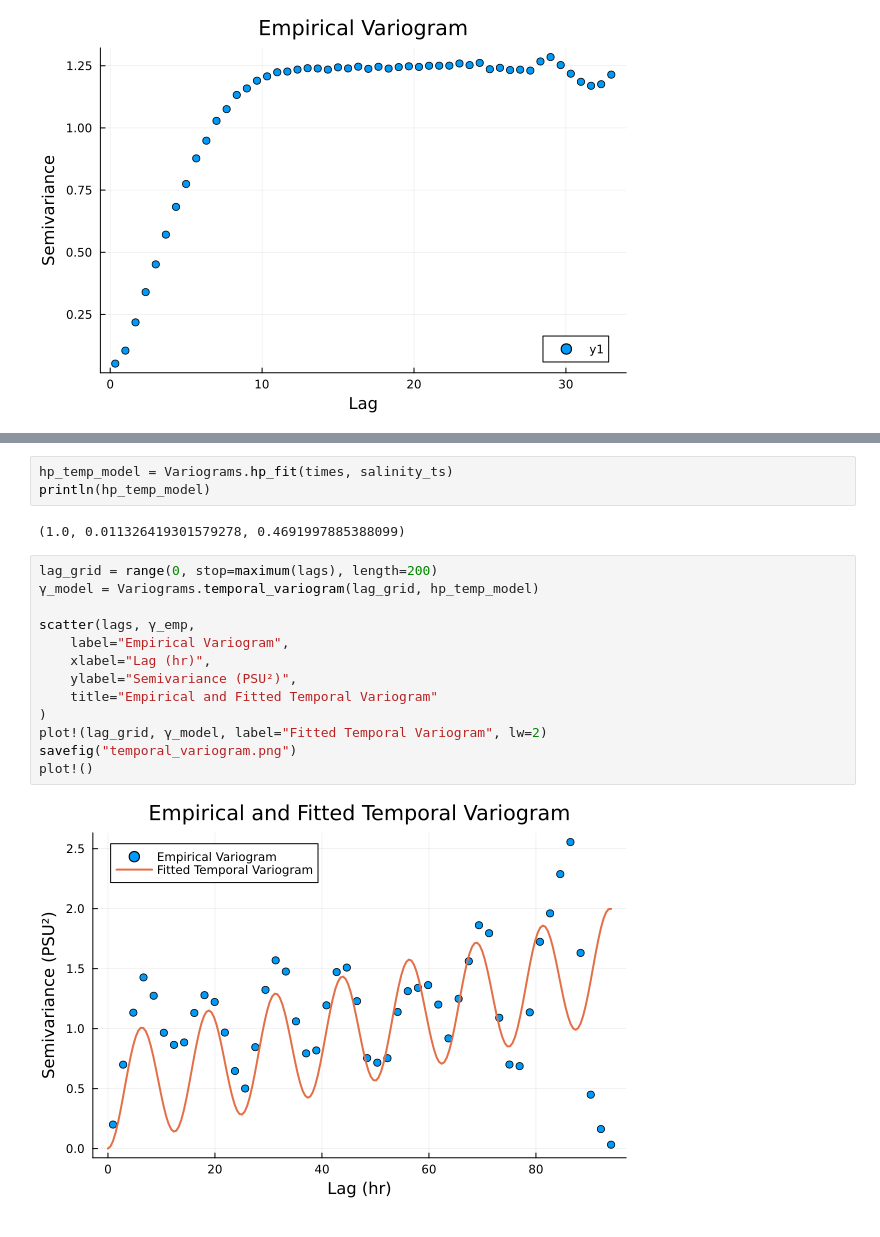
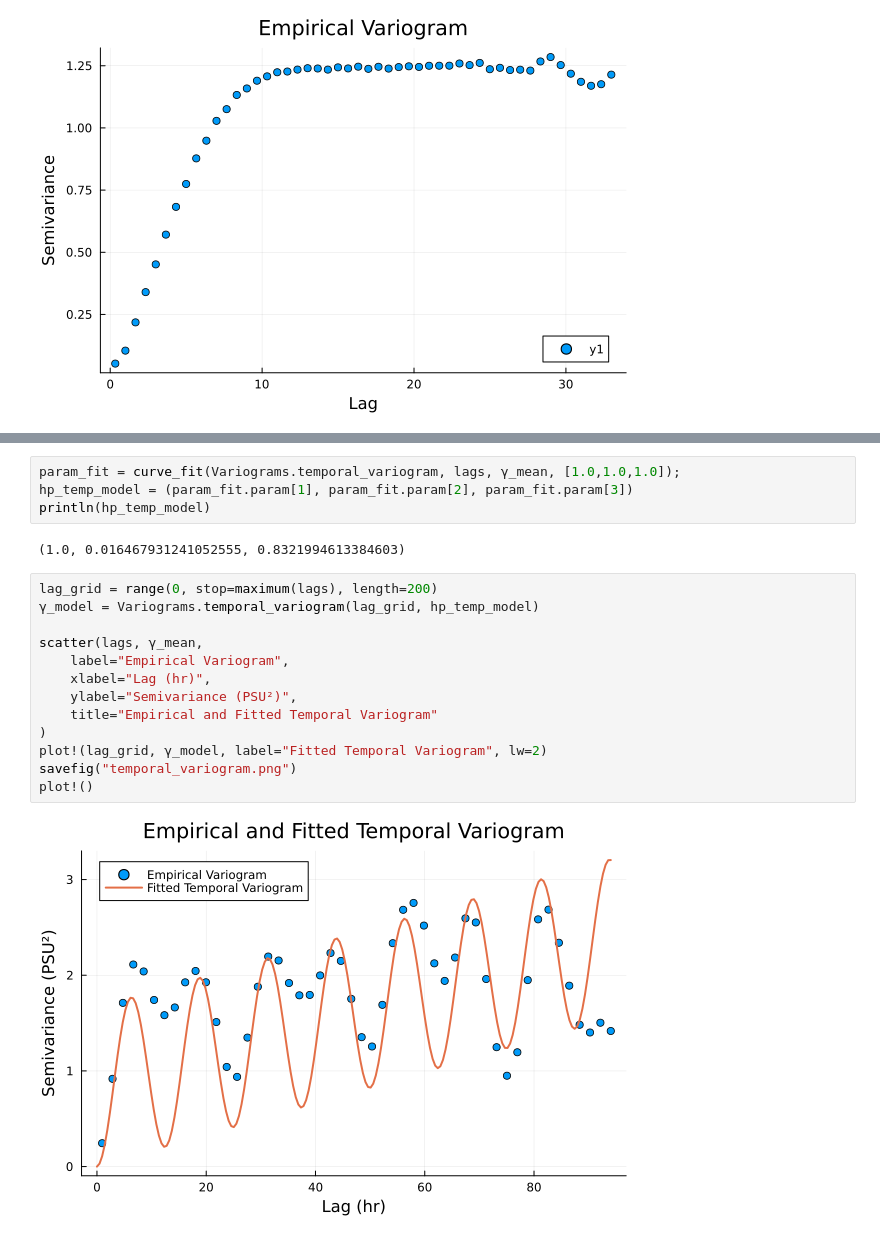
Before and after one commit to kmgovind/scientific-data-models, a Jupyter notebook: chesapeake_bay_salinity/cb_length_scales.ipynb, the cells around one changed output, grey strips where cells are left out. Drawn from its saved outputs; the diff is of its cells as text.

Commit message:
Edited spatial variogram fit and included all locations in temporal variogram

```diff
--- a/chesapeake_bay_salinity/cb_length_scales.ipynb
+++ b/chesapeake_bay_salinity/cb_length_scales.ipynb
@@ -231,20 +267,21 @@ scatter(lags, γ_emp, xlabel="Lag", ylabel="Semivariance", title="Empirical Vari
 # %%
-hp_temp_model = Variograms.hp_fit(times, salinity_ts)
+param_fit = curve_fit(Variograms.temporal_variogram, lags, γ_mean, [1.0,1.0,1.0]);
+hp_temp_model = (param_fit.param[1], param_fit.param[2], param_fit.param[3])
 println(hp_temp_model)
 # %% [output]
-(1.0, 0.011326419301579278, 0.4691997885388099)
+(1.0, 0.016467931241052555, 0.8321994613384603)
 # %%
 lag_grid = range(0, stop=maximum(lags), length=200)
 γ_model = Variograms.temporal_variogram(lag_grid, hp_temp_model)
 
-scatter(lags, γ_emp,
+scatter(lags, γ_mean,
     label="Empirical Variogram",
     xlabel="Lag (hr)",
     ylabel="Semivariance (PSU²)",
     title="Empirical and Fitted Temporal Variogram"
 )
 plot!(lag_grid, γ_model, label="Fitted Temporal Variogram", lw=2)
 savefig("temporal_variogram.png")
 plot!()
 # %% [output]
-[figure, old version]
+[figure, new version]
```
Also changed, not shown: parts of 7 cells of this notebook, 2 other files.
